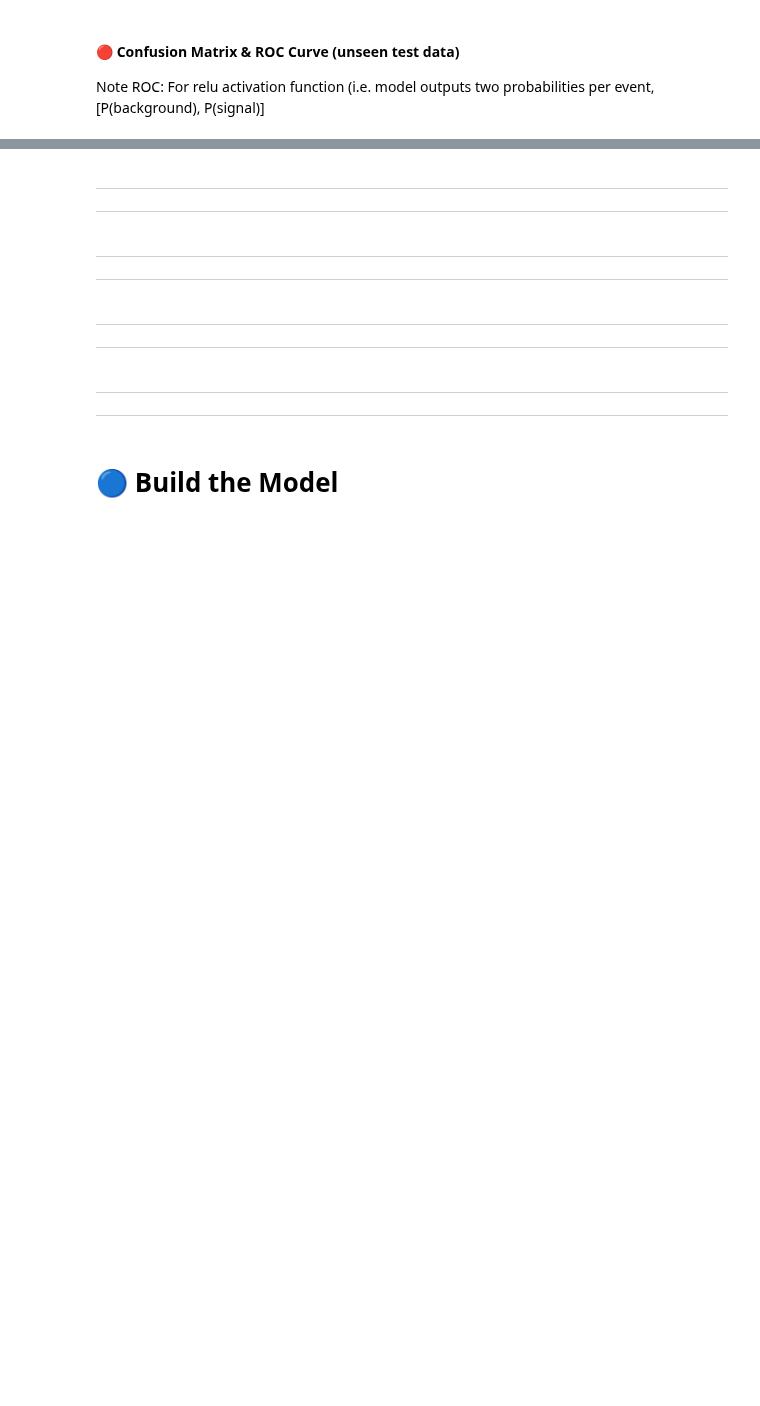
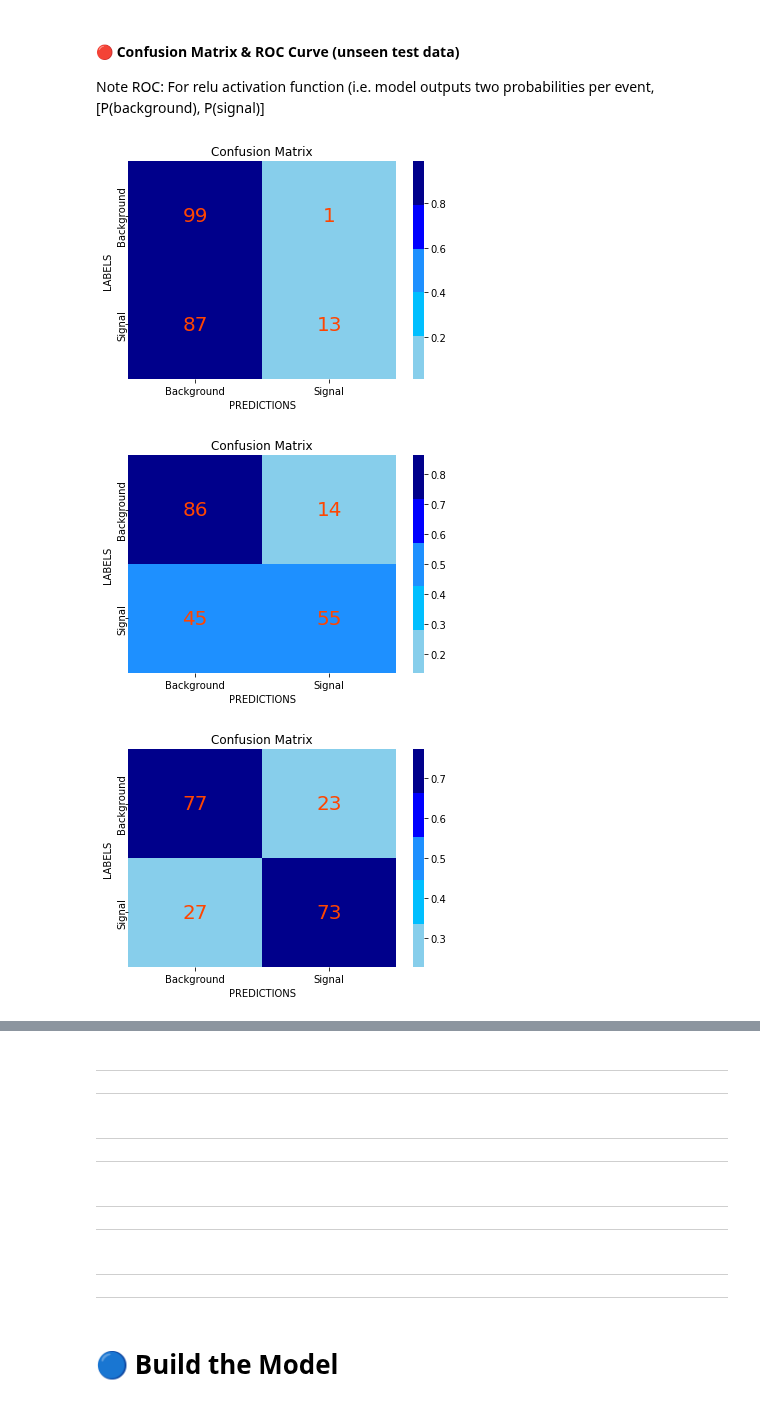
Before and after one commit to johngeorgousis/jet-classifier, a Jupyter notebook: 2TENSORFLOW.ipynb, the cells around one changed output, grey strips where cells are left out. Saved outputs shown, nothing was run; the diff lists cells and outputs as text; code cells hidden in the pictures; blank space fills up the shorter version.

```diff
--- a/2TENSORFLOW.ipynb
+++ b/2TENSORFLOW.ipynb
@@ -116,6 +119,12 @@ model1 = tf.keras.models.load_model('model_tanh_7360.h5')
 model2 = tf.keras.models.load_model('model_relu_7570.h5')
 
 models = [model0, model1, model2]
+# %%
+cmx_tf(models, test_batches, num_of_batches_test)
+# %% [output]
+[figure, added]
+[figure, added]
+[figure, added]
 # %%
 cmx_tf(models, test_batches, num_of_batches_test)
 # %% [output]
```
Also changed, not shown: parts of 10 cells of this notebook, 3 other files.
